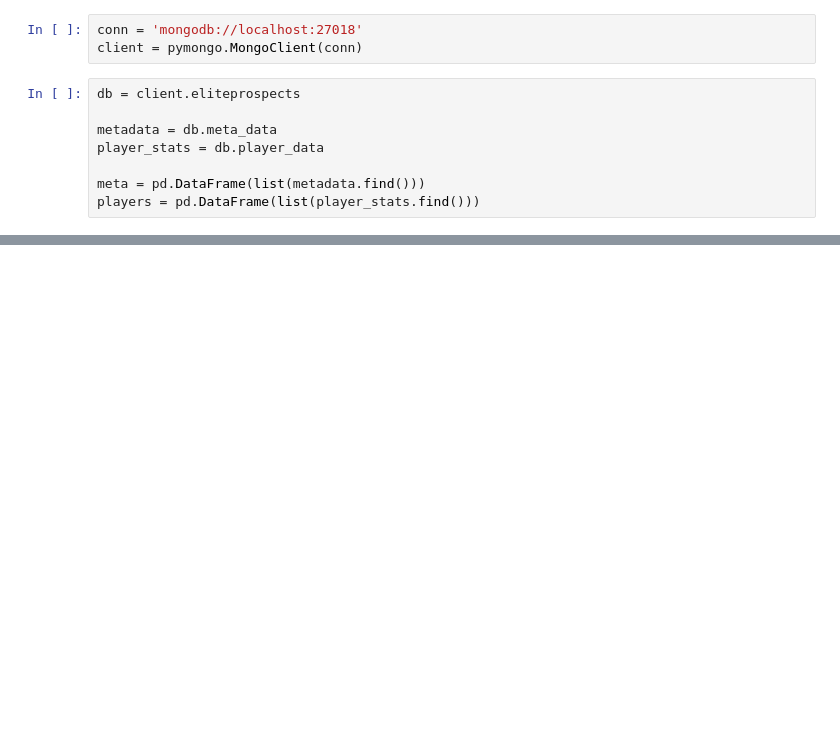
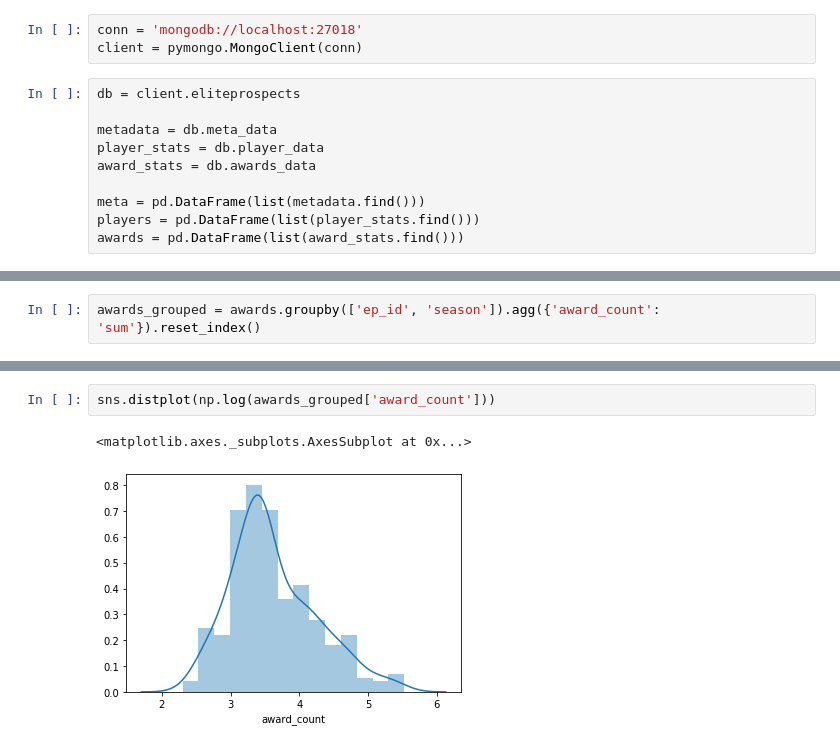
Before and after one commit to TomCallegari/ScoutingWithAI, a Jupyter notebook: Notebooks/Exploratory.ipynb, the cells around one changed output, grey strips where cells are left out. Saved outputs shown, nothing was run; the diff lists cells and outputs as text; blank space fills up the shorter version.

Commit message:
Updating notebooks (ETL.ipynb) with awards

```diff
--- a/Notebooks/Exploratory.ipynb
+++ b/Notebooks/Exploratory.ipynb
@@ -18,9 +18,11 @@ db = client.eliteprospects
 
 metadata = db.meta_data
 player_stats = db.player_data
+award_stats = db.awards_data
 
 meta = pd.DataFrame(list(metadata.find()))
 players = pd.DataFrame(list(player_stats.find()))
+awards = pd.DataFrame(list(award_stats.find()))
 # %%
 meta[meta['ep_id'] == '9001']
 # %% [output]
@@ -48,0 +71,2 @@ players[players['ep_id'] == '9001']
+# %%
+awards_grouped = awards.groupby(['ep_id', 'season']).agg({'award_count': 'sum'}).reset_index()
@@ -49,3 +93,8 @@ players[players['ep_id'] == '9001']
+# %%
+sns.distplot(np.log(awards_grouped['award_count']))
+# %% [output]
+<matplotlib.axes._subplots.AxesSubplot at 0x...>
+[figure, added]
 # %%
 players['league'].unique()
 # %% [output]
```
Also changed, not shown: parts of 7 cells of this notebook, 1 other file.
